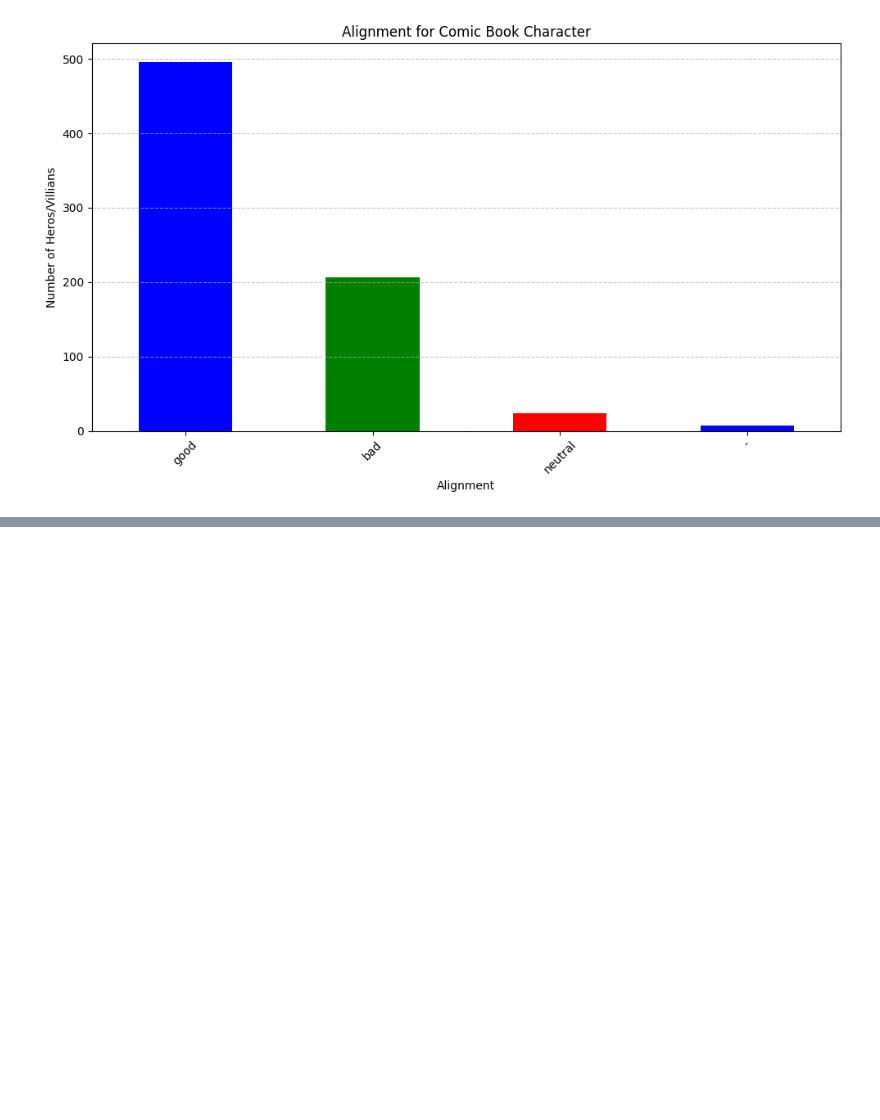
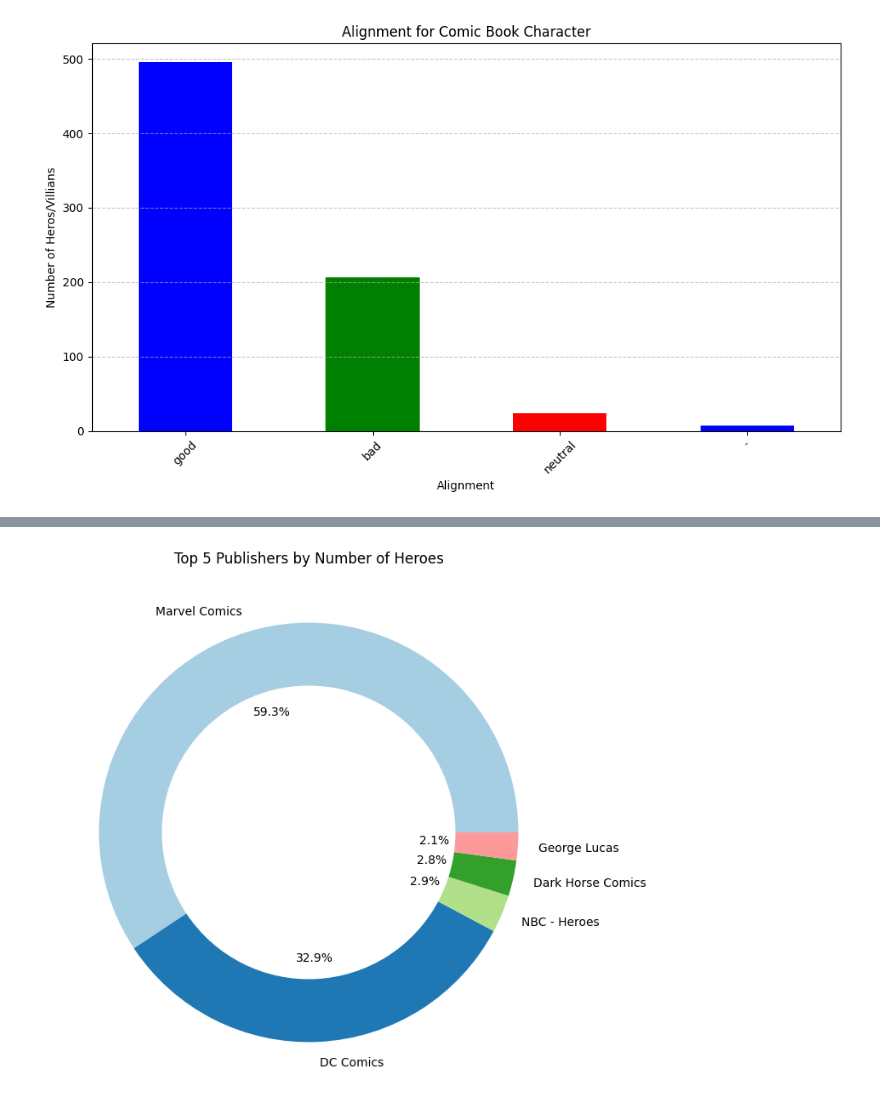
Before and after one commit to Jake-guerrero/Heros, a Jupyter notebook: superheros.ipynb, the cells around one changed output, grey strips where cells are left out. Cells and saved outputs as stored; diff of their text form; code cells hidden in the pictures; blank space fills up the shorter version.

```diff
--- a/superheros.ipynb
+++ b/superheros.ipynb
@@ -137,0 +132,15 @@ plt.show()
+# %%
+publisher_count = heros['Publisher'].value_counts()
+top_publishers = publisher_count.head(5)
+
+# Plot the pie chart
+plt.figure(figsize=(8, 8))
+plt.pie(top_publishers,
+        labels=top_publishers.index,
+        autopct='%1.1f%%',
+        colors=plt.cm.Paired(range(len(top_publishers))),
+        wedgeprops=dict(width=0.3))
+plt.title('Top 5 Publishers by Number of Heroes')
+plt.show()
+# %% [output]
+[figure, added]
```
Also changed, not shown: parts of 4 cells of this notebook.
